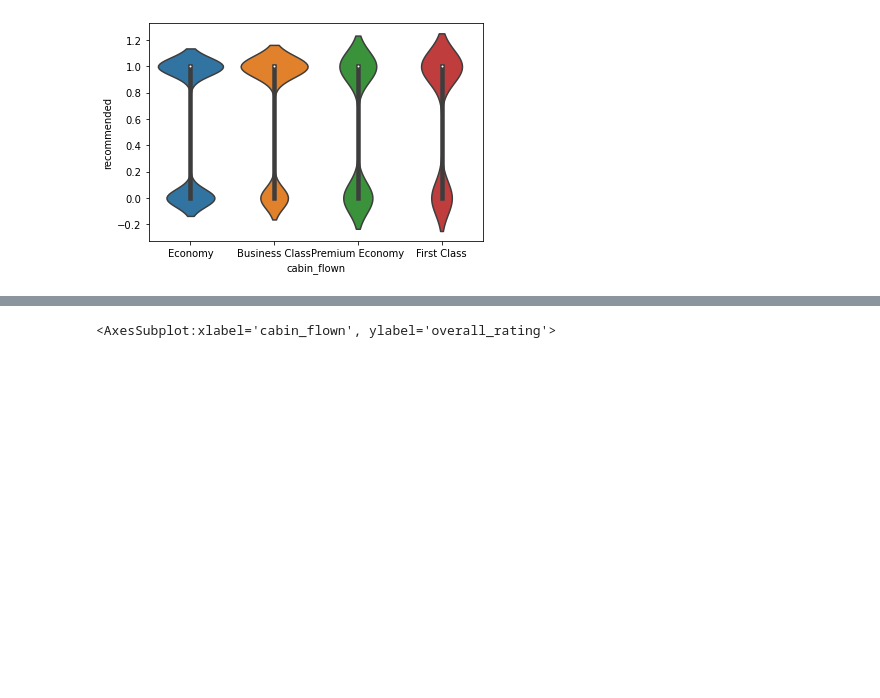
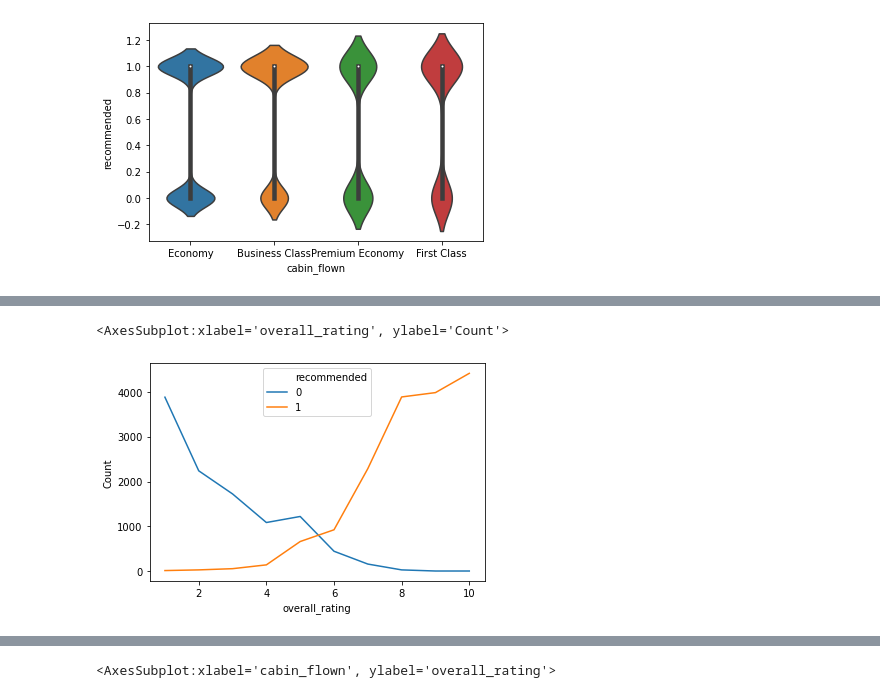
Before and after one commit to iamkunalagarwal/Capstone-2---Airlines-Juxtaposition, a Jupyter notebook: Cap 2 - Modelling.ipynb, the cells around one changed output, grey strips where cells are left out. Saved outputs shown, nothing was run; the diff lists cells and outputs as text; code cells hidden in the pictures; blank space fills up the shorter version.

```diff
--- a/Cap 2 - Modelling.ipynb
+++ b/Cap 2 - Modelling.ipynb
@@ -114,0 +129,8 @@ sns.violinplot(x='cabin_flown', y='recommended', data=df)
+# %%
+x = df.groupby(['overall_rating','recommended'])[['recommended']].count()
+x.columns = ['Count']
+x = x.reset_index()
+sns.lineplot(x='overall_rating', y='Count', hue='recommended', data=x)
+# %% [output]
+<AxesSubplot:xlabel='overall_rating', ylabel='Count'>
+[figure, added]
```
Also changed, not shown: parts of 7 cells of this notebook.
